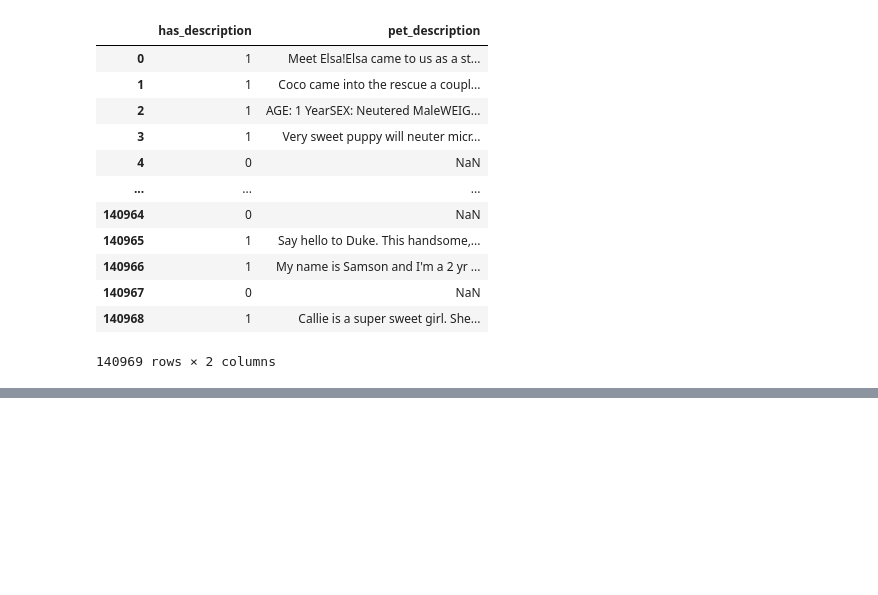
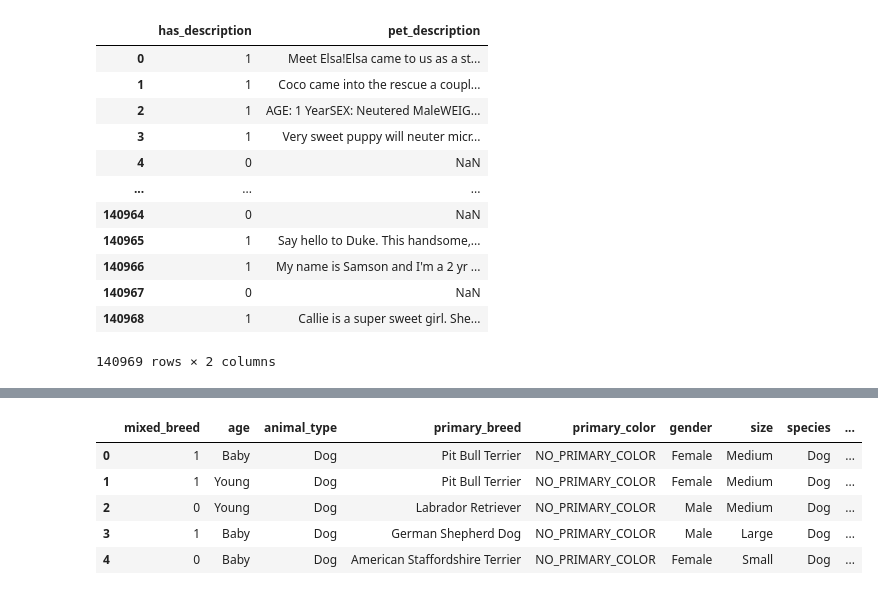
Before and after one commit to justinrichie/clusters_ML_TF, a Jupyter notebook: petfinder-clusters.ipynb, the cells around one changed output, grey strips where cells are left out. Drawn from its saved outputs; the diff is of its cells as text; code cells hidden in the pictures; blank space fills up the shorter version.

```diff
--- a/petfinder-clusters.ipynb
+++ b/petfinder-clusters.ipynb
@@ -125,0 +141,22 @@ memory usage: 28.0+ MB
+# %%
+# convert all good_with_xxx columns to 0 or 1 (include unknown with 0)
+# replace both 'pet_description' and 'pet_description_length' columns with a new column 'has_description'
+def convert_to_bin(row, col):
+    # compare on 'pet_description' field
+    # the 'pet_description_length' field uses both 0.0 and nan for a pet with no description
+    if row[col] in ["no", "unknown"]:
+        return 0
+    else:
+        return 1
+df['good_with_children'] = df.apply(lambda row: convert_to_bin(row, "good_with_children"), axis=1)
+df['good_with_dogs'] = df.apply(lambda row: convert_to_bin(row, "good_with_dogs"), axis=1)
+df['good_with_cats'] = df.apply(lambda row: convert_to_bin(row, "good_with_cats"), axis=1)
+df['good_with_other_animals'] = df.apply(lambda row: convert_to_bin(row, "good_with_other_animals"), axis=1)
+df.head()
+# %% [output]
+|  | mixed_breed | age | animal_type | primary_breed | primary_color | gender | size | species | ... |
+| 0 | 1 | Baby | Dog | Pit Bull Terrier | NO_PRIMARY_COLOR | Female | Medium | Dog | ... |
+| 1 | 1 | Young | Dog | Pit Bull Terrier | NO_PRIMARY_COLOR | Female | Medium | Dog | ... |
+| 2 | 0 | Young | Dog | Labrador Retriever | NO_PRIMARY_COLOR | Male | Medium | Dog | ... |
+| 3 | 1 | Baby | Dog | German Shepherd Dog | NO_PRIMARY_COLOR | Male | Large | Dog | ... |
+| 4 | 0 | Baby | Dog | American Staffordshire Terrier | NO_PRIMARY_COLOR | Female | Small | Dog | ... |
```
Also changed, not shown: parts of 6 cells of this notebook.
